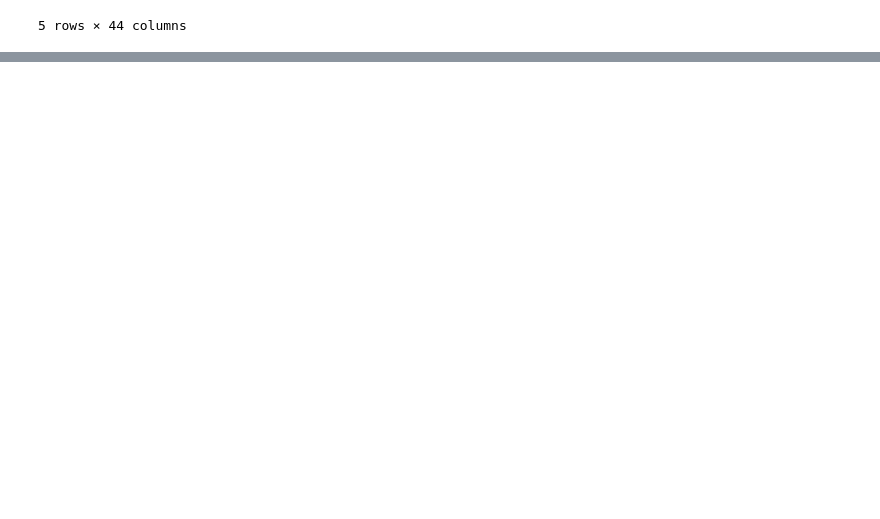
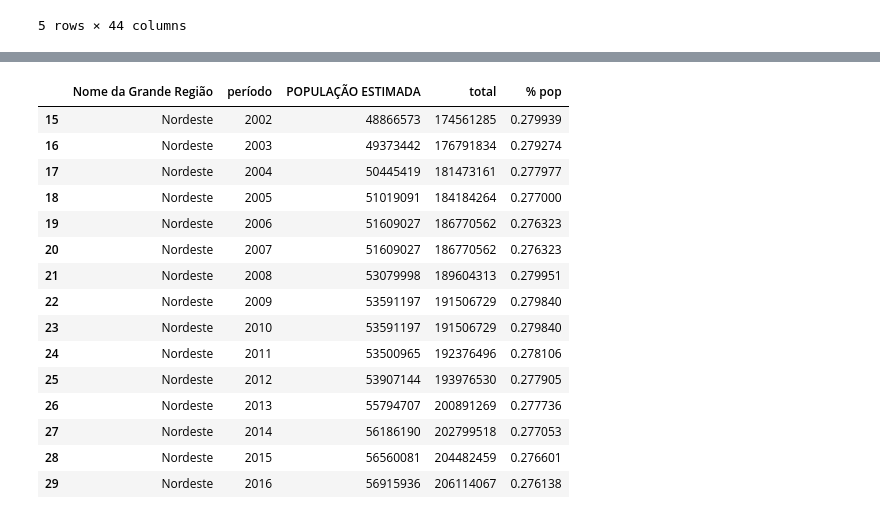
Before and after one commit to vgs2/Socioeconomic-analysis-of-the-brazilian-cities, a Jupyter notebook: projeto.ipynb, the cells around one changed output, grey strips where cells are left out. Saved outputs shown, nothing was run; the diff lists cells and outputs as text; code cells hidden in the pictures; blank space fills up the shorter version.

```diff
--- a/projeto.ipynb
+++ b/projeto.ipynb
@@ -272,0 +295,39 @@ aux[aux['NOME DO MUNICÍPIO']=='Recife']
+# %%
+#we wanna show the population percentage and the gdp percentage over the years, has it changed?
+#first lets do it for the population, for every year we need to create a new column that states the pop % of the region in regards to the total
+
+def total(df):
+    df['total'] = aux.groupby('período').sum().loc[df['período']].values[0]
+    return df
+
+grouped = dftest.groupby(['Nome da Grande Região','período'])
+aux = grouped['POPULAÇÃO ESTIMADA'].sum()
+
+aux = pd.DataFrame(aux).reset_index()
+aux = aux.apply(total,axis=1)
+aux['% pop'] = aux ['POPULAÇÃO ESTIMADA'] / aux['total']
+aux[aux['período']==2002]
+aux[aux['Nome da Grande Região']=='Nordeste']
+# aux = aux.apply(total,axis=1).total
+# aux
+# aux = aux.apply()
+# aux['total']
+# aux.groupby('período').sum()
+# aux
+# %% [output]
+|  | Nome da Grande Região | período | POPULAÇÃO ESTIMADA | total | % pop |
+| 15 | Nordeste | 2002 | 48866573 | 174561285 | 0.279939 |
+| 16 | Nordeste | 2003 | 49373442 | 176791834 | 0.279274 |
+| 17 | Nordeste | 2004 | 50445419 | 181473161 | 0.277977 |
+| 18 | Nordeste | 2005 | 51019091 | 184184264 | 0.277000 |
+| 19 | Nordeste | 2006 | 51609027 | 186770562 | 0.276323 |
+| 20 | Nordeste | 2007 | 51609027 | 186770562 | 0.276323 |
+| 21 | Nordeste | 2008 | 53079998 | 189604313 | 0.279951 |
+| 22 | Nordeste | 2009 | 53591197 | 191506729 | 0.279840 |
+| 23 | Nordeste | 2010 | 53591197 | 191506729 | 0.279840 |
+| 24 | Nordeste | 2011 | 53500965 | 192376496 | 0.278106 |
+| 25 | Nordeste | 2012 | 53907144 | 193976530 | 0.277905 |
+| 26 | Nordeste | 2013 | 55794707 | 200891269 | 0.277736 |
+| 27 | Nordeste | 2014 | 56186190 | 202799518 | 0.277053 |
+| 28 | Nordeste | 2015 | 56560081 | 204482459 | 0.276601 |
+| 29 | Nordeste | 2016 | 56915936 | 206114067 | 0.276138 |
```
Also changed, not shown: parts of 10 cells of this notebook.
